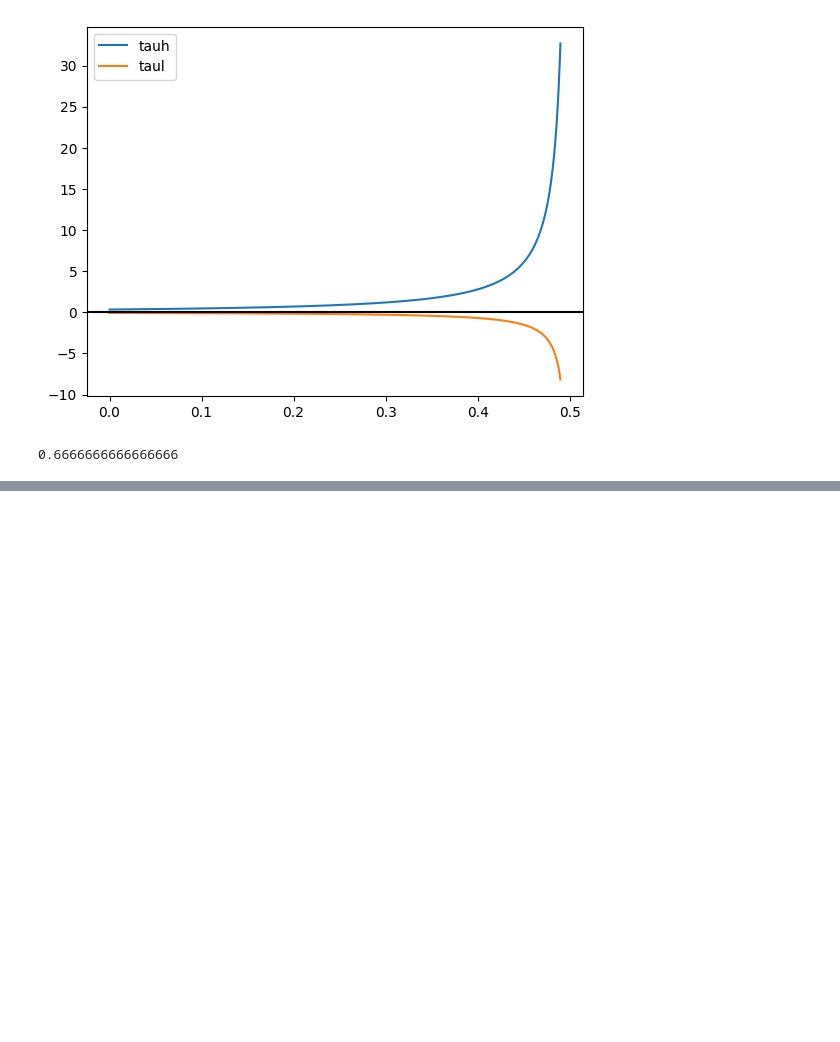
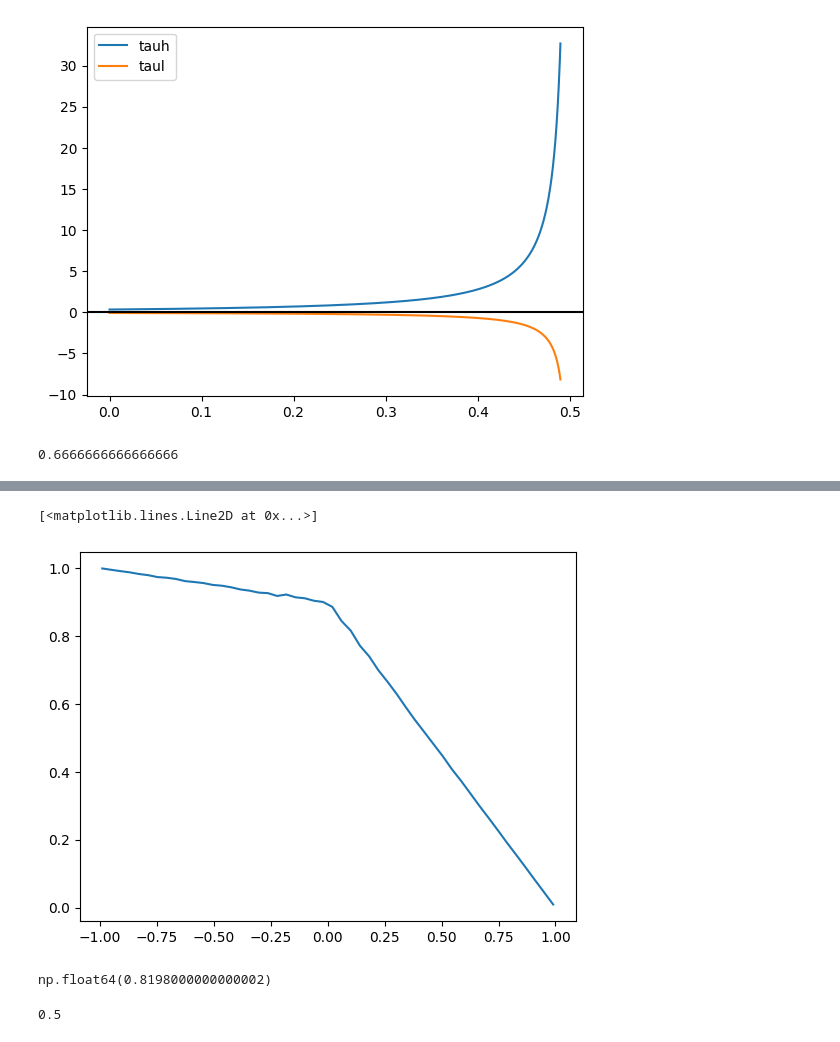
Before and after one commit to tdfalc/trading-information, a Jupyter notebook: analytics/test.ipynb, the cells around one changed output, grey strips where cells are left out. Cells and saved outputs as stored; diff of their text form; code cells hidden in the pictures; blank space fills up the shorter version.

```diff
--- a/analytics/test.ipynb
+++ b/analytics/test.ipynb
@@ -79,0 +187,30 @@ plt.show()
+# %%
+informativeness = 0.999
+
+prob_action1s = []
+iss = np.linspace(-0.99, 0.99, 50)
+for informativeness in iss:
+    prob_state0 = 0.1
+    states = np.random.choice([0, 1], p=[prob_state0, 1-prob_state0], size=10000)
+    prob_signal0_state0 = 1 if informativeness > 0 else 1 + informativeness
+    prob_signal1_state1 = 1 if informativeness <= 0 else 1 - informativeness
+
+    prob_signal0_state1 = 1 - prob_signal1_state1
+    prob_signal1_state0 = 1 - prob_signal0_state0
+
+    prob_action0 = np.mean((states * prob_signal0_state1 + (1-states) * prob_signal0_state0))
+    prob_action0, 1-prob_action0
+    prob_action1s.append(1-prob_action0)
+# %%
+plt.plot(iss, prob_action1s)
+# %% [output]
+[<matplotlib.lines.Line2D at 0x...>]
+[figure, added]
+# %%
+np.mean((states * prob_signal0_state1 + (1-states) * prob_signal0_state0))
+# %% [output]
+np.float64(0.8198000000000002)
+# %%
+prob_signal0_state1
+# %% [output]
+0.5
```
Also changed, not shown: parts of 6 cells of this notebook, 3 other files.
